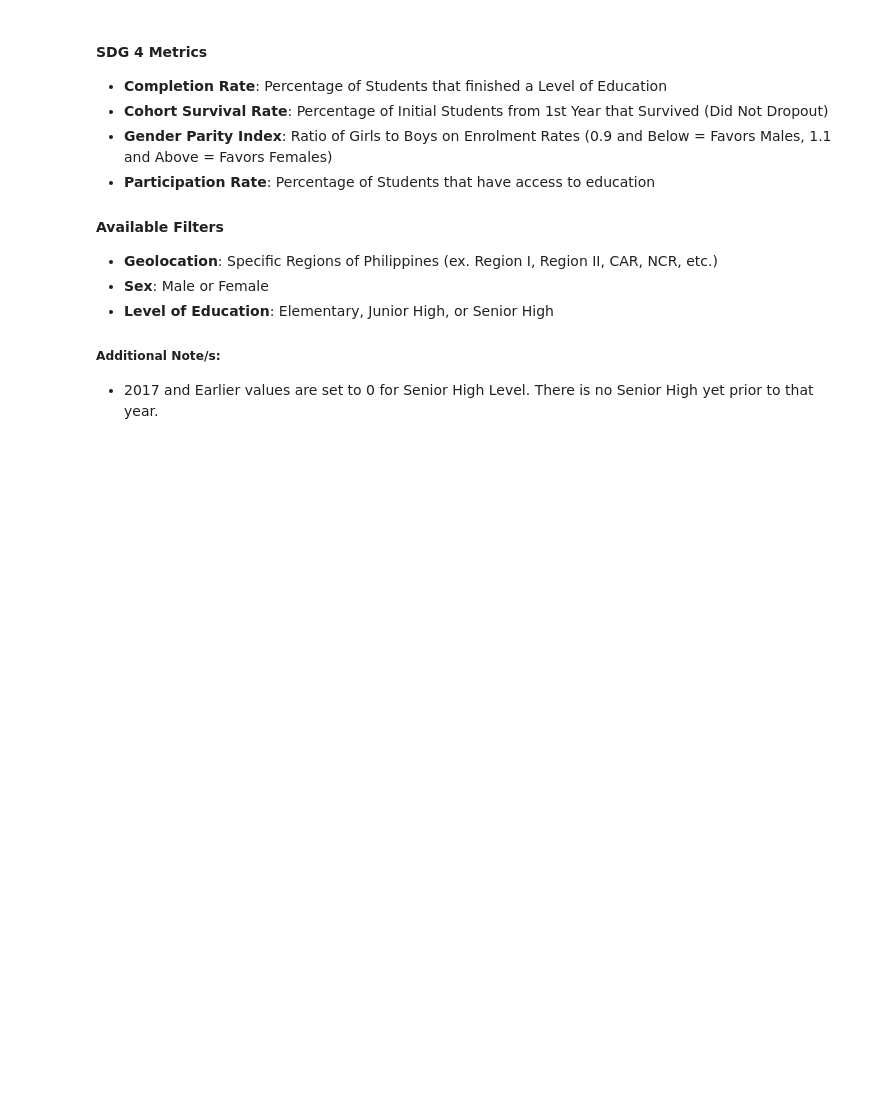
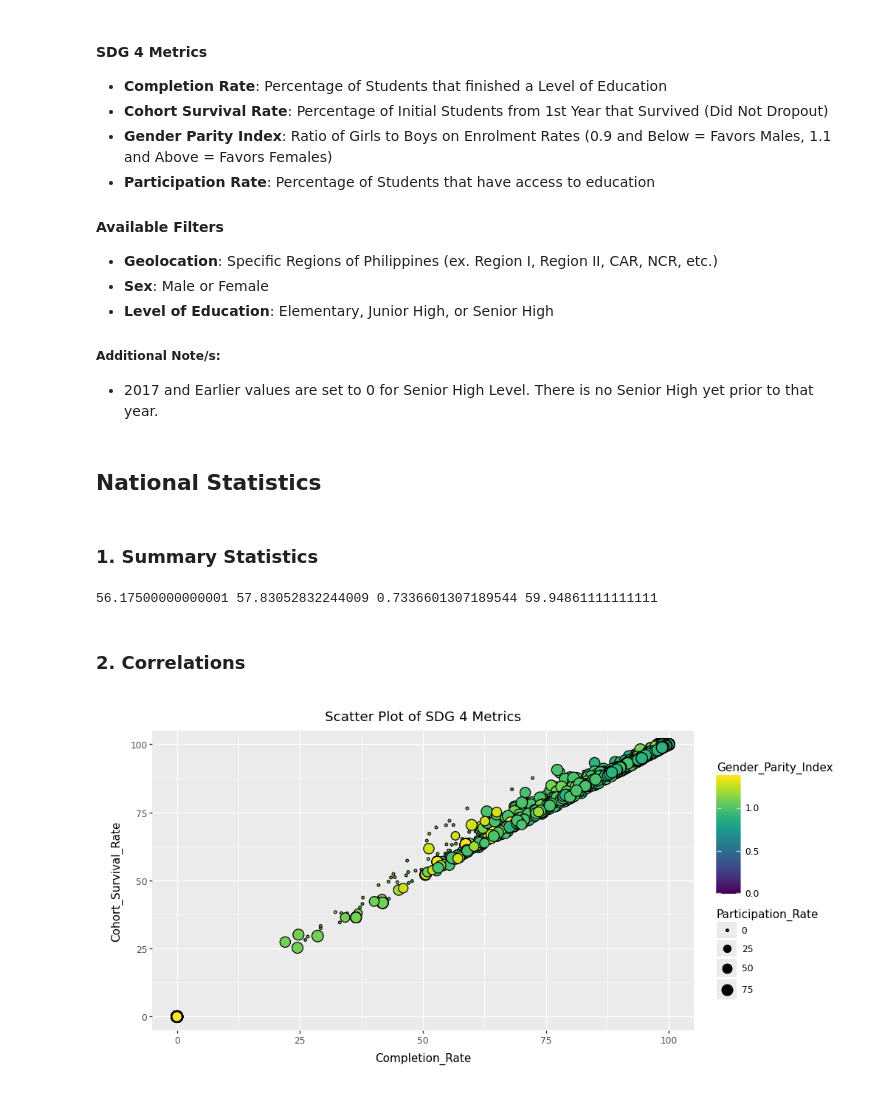
Before and after one commit to LemaoSquared/Philippines_SDG4_Dashboard, a Jupyter notebook: data_wrangling/sdg4_exploratory_data_analysis.ipynb, the cells around one changed output. Cells and saved outputs as stored; diff of their text form; code cells hidden in the pictures; blank space fills up the shorter version.

Commit message:
Improved Data Cleaning Process; Added National Level and Specific Level Statistics

```diff
--- a/data_wrangling/sdg4_exploratory_data_analysis.ipynb
+++ b/data_wrangling/sdg4_exploratory_data_analysis.ipynb
@@ -550,0 +643,13 @@ shape: (34, 24)
+# %%
+data4_pl = data4_pl.melt(
+    id_vars=["Geolocation", "Sex"],
+    value_vars=['2002','2003','2004','2005','2006','2007','2008','2009','2010','2011',
+    '2012','2013','2013','2015','2016','2017','2018','2019','2020','2021','2022','2023'],
+    variable_name="Year",
+    value_name="Participation_Rate"
+)
+
+data4_pl = data4_pl.with_columns(
+    pl.col('Year').cast(pl.Int64)
+)
+data4_pl
@@ -555,6 +672,0 @@ shape: (34, 24)
-# %%
-data1_pl = data1_pl.with_columns(
-    pl.lit('Completion Rate').alias('Metric')
-)
-
-data1_pl
@@ -576,6 +672,0 @@ shape: (102, 26)
-# %%
-data2_pl = data2_pl.with_columns(
-    pl.lit('Cohort Survival Rate').alias('Metric')
-)
-
-data2_pl
@@ -615,0 +675,10 @@ shape: (204, 26)
+# %%
+# Combine 4 Datasets
+
+combined_pl = data1_pl.join(data2_pl, on=['Geolocation', 'Level of Education', 'Sex','Year'], how='inner')
+
+combined_pl = combined_pl.join(data3_pl, on=['Geolocation', 'Level of Education', 'Year'],how = 'inner')
+
+combined_pl = combined_pl.join(data4_pl, on=['Geolocation', 'Sex', 'Year'], how = 'inner')
+
+combined_pl
@@ -638,3 +720,40 @@ data4_pl.write_csv("Cleaned_Participation Rate.csv")
 ##### Additional Note/s:
 
 - 2017 and Earlier values are set to 0 for Senior High Level. There is no Senior High yet prior to that year.
+# %% [markdown]
+## **National Statistics**
+# %% [markdown]
+### 1. Summary Statistics
+# %%
+# Average Completion Rate
+
+average_CR = combined_pl["Completion_Rate"].mean()
+
+# Average Cohort Survival Rate
+
+average_CSR = combined_pl["Cohort_Survival_Rate"].mean()
+
+# Average Gender Parity Index
+
+average_GPI = combined_pl["Gender_Parity_Index"].mean()
+
+# Average Participation Rate
+
+average_PR = combined_pl["Participation_Rate"].mean()
+
+print(average_CR, average_CSR, average_GPI, average_PR)
+# %% [output]
+56.17500000000001 57.83052832244009 0.7336601307189544 59.94861111111111
+# %% [markdown]
+### 2. Correlations
+# %%
+from plotnine import ggplot, aes, geom_point, theme, labs
+
+# Completion Rate Vs Cohort Survival Rate vs GPI
+
+ggplot(combined_pl.to_pandas(),aes(x='Completion_Rate',y='Cohort_Survival_Rate',fill='Gender_Parity_Index',size='Participation_Rate')) +\
+    geom_point() +\
+        labs(title = 'Scatter Plot of SDG 4 Metrics') +\
+            theme(figure_size=(10, 5))
+# %% [output]
+[figure, added]
```
Also changed, not shown: parts of 29 cells of this notebook, 4 other files.
